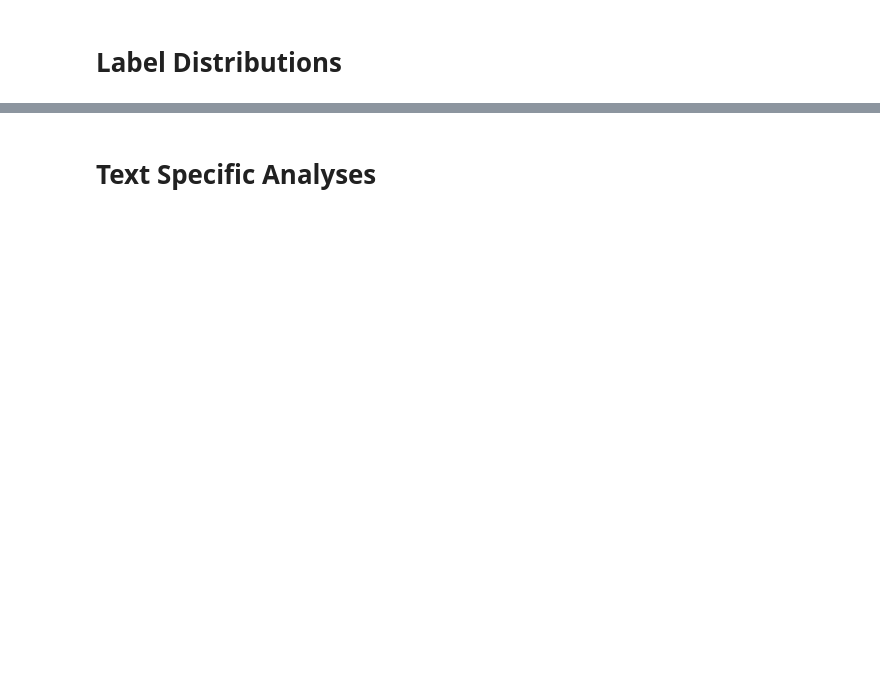
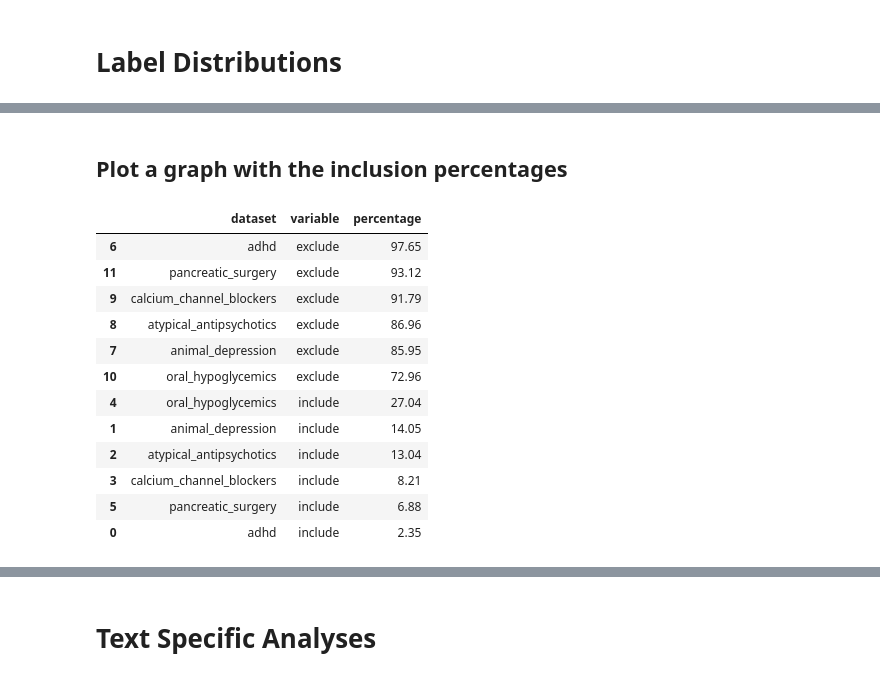
Before and after one commit to MarcoAigner/automated_title_abstract_screening, a Jupyter notebook: chapters/notebooks/3_2_preparation/3_2_2_analysis/3_2_2_analysis.ipynb, the cells around one changed output, grey strips where cells are left out. Drawn from its saved outputs; the diff is of its cells as text; code cells hidden in the pictures; blank space fills up the shorter version.

```diff
--- a/chapters/notebooks/3_2_preparation/3_2_2_analysis/3_2_2_analysis.ipynb
+++ b/chapters/notebooks/3_2_preparation/3_2_2_analysis/3_2_2_analysis.ipynb
@@ -175,0 +152,20 @@ includes
+# %% [markdown]
+## Plot a graph with the inclusion percentages
+# %%
+distributions_melted = distributions.melt(id_vars='dataset', value_name='percentage')
+distributions_melted.sort_values(by='percentage', ascending=False, inplace=True)
+distributions_melted
+# %% [output]
+|  | dataset | variable | percentage |
+| 6 | adhd | exclude | 97.65 |
+| 11 | pancreatic_surgery | exclude | 93.12 |
+| 9 | calcium_channel_blockers | exclude | 91.79 |
+| 8 | atypical_antipsychotics | exclude | 86.96 |
+| 7 | animal_depression | exclude | 85.95 |
+| 10 | oral_hypoglycemics | exclude | 72.96 |
+| 4 | oral_hypoglycemics | include | 27.04 |
+| 1 | animal_depression | include | 14.05 |
+| 2 | atypical_antipsychotics | include | 13.04 |
+| 3 | calcium_channel_blockers | include | 8.21 |
+| 5 | pancreatic_surgery | include | 6.88 |
+| 0 | adhd | include | 2.35 |
```
Also changed, not shown: parts of 15 cells of this notebook.
